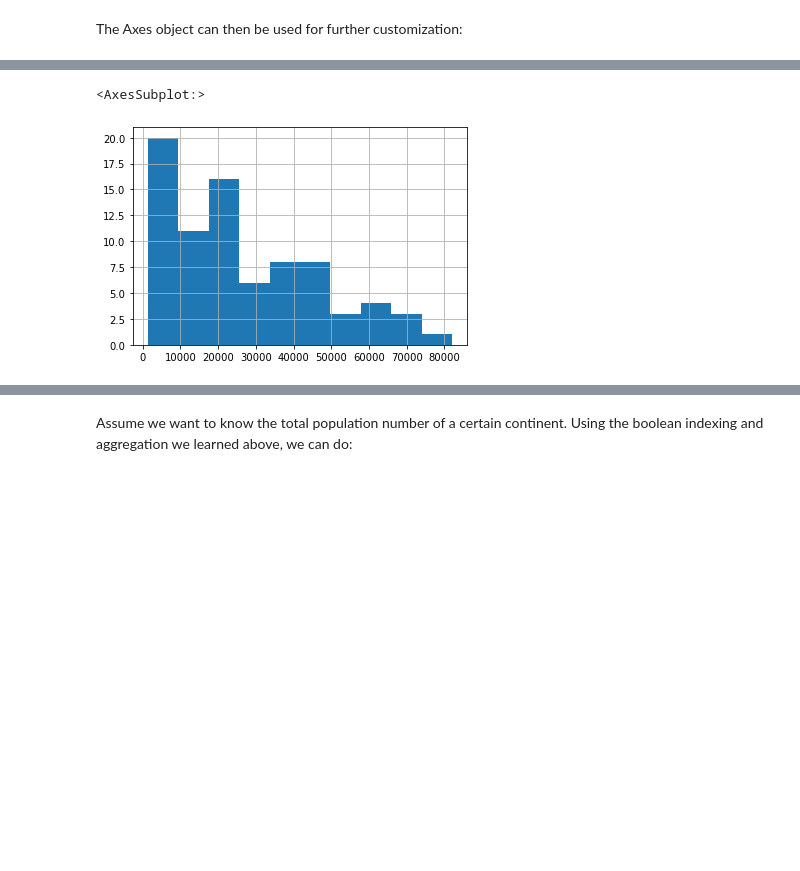
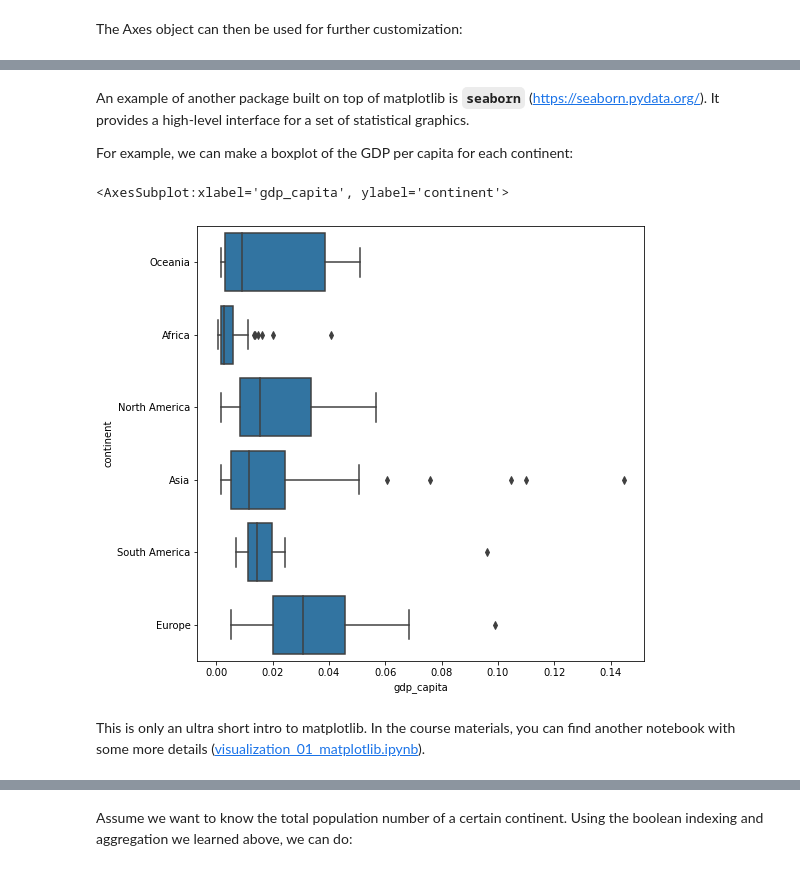
Before and after one commit to jorisvandenbossche/DS-python-geospatial, a Jupyter notebook: _solved/introdution-tabular-data.ipynb, the cells around one changed output, grey strips where cells are left out. Drawn from its saved outputs; the diff is of its cells as text; code cells hidden in the pictures; blank space fills up the shorter version.

Commit message:
update + add matplotlib reference notebook

```diff
--- a/_solved/introdution-tabular-data.ipynb
+++ b/_solved/introdution-tabular-data.ipynb
@@ -770,5 +751,4 @@ ax.set_xlim(0, 5e8)
-# %%
-districts['population'].hist()
-# %% [output]
-<AxesSubplot:>
-[figure, removed]
+# %% [markdown]
+An example of another package built on top of matplotlib is **`seaborn`** (https://seaborn.pydata.org/). It provides a high-level interface for a set of statistical graphics.
+
+For example, we can make a boxplot of the GDP per capita for each continent:
@@ -774,0 +757,8 @@ districts['population'].hist()
+# %%
+fig, ax = plt.subplots(figsize=(8, 8))
+seaborn.boxplot(y="continent", x="gdp_capita", color="C0", data=countries, ax=ax)  # violinplot
+# %% [output]
+<AxesSubplot:xlabel='gdp_capita', ylabel='continent'>
+[figure, added]
+# %% [markdown]
+This is only an ultra short intro to matplotlib. In the course materials, you can find another notebook with some more details ([visualization_01_matplotlib.ipynb](visualization_01_matplotlib.ipynb#An-small-cheat-sheet-reference-for-some-common-elements)).
```
Also changed, not shown: parts of 82 cells of this notebook, 2 other files.
